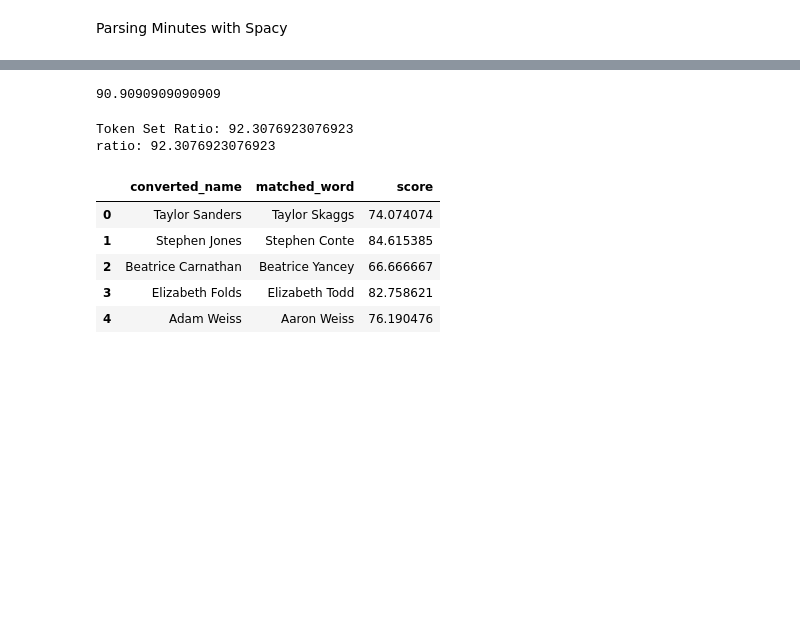
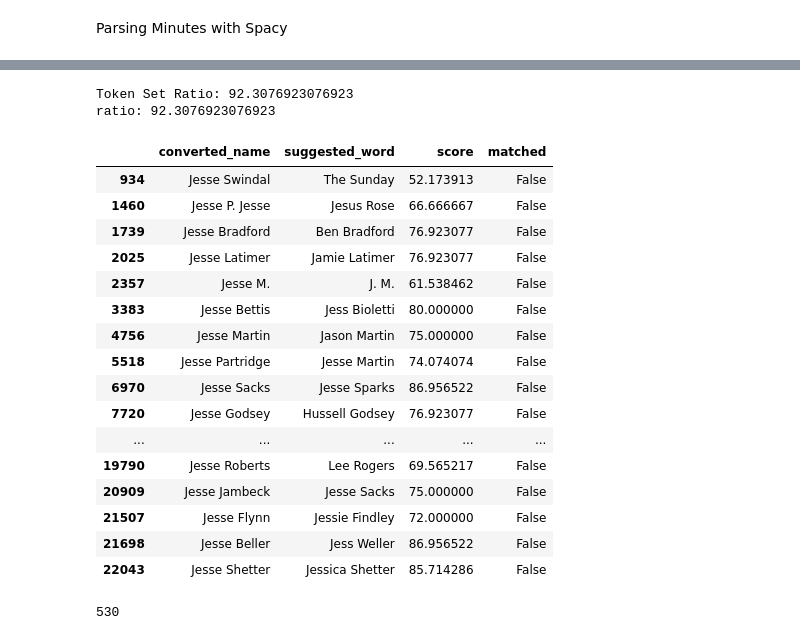
Before and after one commit to briantt12/fasolaminutes_parsing, a Jupyter notebook: aman_parse_minutes.ipynb, the cells around one changed output, grey strips where cells are left out. Saved outputs shown, nothing was run; the diff lists cells and outputs as text; code cells hidden in the pictures; blank space fills up the shorter version.

```diff
--- a/aman_parse_minutes.ipynb
+++ b/aman_parse_minutes.ipynb
@@ -929,25 +867,3 @@ Identified Duplicates: 3958
-# %%
-
-import pandas as pd
-from rapidfuzz import fuzz
-df_matched = pd.read_csv('matched_names_1000.csv')
-df_passed = pd.read_csv('passed_names_1000.csv')
-# df_passed_original = pd.read_csv('passed_original.csv')
-
-# print('original: ',df_passed_original.shape[0])
-# print('enhanced: ',df_passed.shape[0])
-
-df_passed[df_passed['Passed Words Sorted'].str.endswith('Karlsberg')].head(20)
-# df_contains = df_passed[df_passed['Passed Words Sorted'].str.contains('-')].reset_index()
-# df_contains.to_csv('test_set.csv')
-
-name1 = "John Neiber"
-name2 = "John Nieber"
-
-similarity_score = fuzz.ratio(name1, name2)
-print(similarity_score)
-# %% [output]
-90.9090909090909
 # %%
 from rapidfuzz import fuzz
 
@@ -967,12 +883,32 @@ Token Set Ratio: 92.3076923076923
 ratio: 92.3076923076923
 # %%
 import pandas as pd
-df = pd.read_csv('history.csv')
-df.head()
+
+history_df = pd.read_csv('history.csv')
+check = history_df[history_df['converted_name'].str.startswith('Jesse') &  history_df['matched']]
+check.head(len(history_df))
 # %% [output]
-|  | converted_name | matched_word | score |
-| 0 | Taylor Sanders | Taylor Skaggs | 74.074074 |
-| 1 | Stephen Jones | Stephen Conte | 84.615385 |
-| 2 | Beatrice Carnathan | Beatrice Yancey | 66.666667 |
-| 3 | Elizabeth Folds | Elizabeth Todd | 82.758621 |
-| 4 | Adam Weiss | Aaron Weiss | 76.190476 |
+|  | converted_name | suggested_word | score | matched |
+| 934 | Jesse Swindal | The Sunday | 52.173913 | False |
+| 1460 | Jesse P. Jesse | Jesus Rose | 66.666667 | False |
+| 1739 | Jesse Bradford | Ben Bradford | 76.923077 | False |
+| 2025 | Jesse Latimer | Jamie Latimer | 76.923077 | False |
+| 2357 | Jesse M. | J. M. | 61.538462 | False |
+| 3383 | Jesse Bettis | Jess Bioletti | 80.000000 | False |
+| 4756 | Jesse Martin | Jason Martin | 75.000000 | False |
+| 5518 | Jesse Partridge | Jesse Martin | 74.074074 | False |
+| 6970 | Jesse Sacks | Jesse Sparks | 86.956522 | False |
+| 7720 | Jesse Godsey | Hussell Godsey | 76.923077 | False |
+| ... | ... | ... | ... | ... |
+| 19790 | Jesse Roberts | Lee Rogers | 69.565217 | False |
+| 20909 | Jesse Jambeck | Jesse Sacks | 75.000000 | False |
+| 21507 | Jesse Flynn | Jessie Findley | 72.000000 | False |
+| 21698 | Jesse Beller | Jess Weller | 86.956522 | False |
+| 22043 | Jesse Shetter | Jessica Shetter | 85.714286 | False |
+# %%
+original_df = pd.read_csv('original_names.csv')
+hyphenated_df = original_df[original_df['Original Names'].str.contains('-')]
+hyphenated_df.to_csv('hyphenated.csv')
+print(len(hyphenated_df))
+# %% [output]
+530
```
Also changed, not shown: parts of 2 cells of this notebook, 6 other files.
